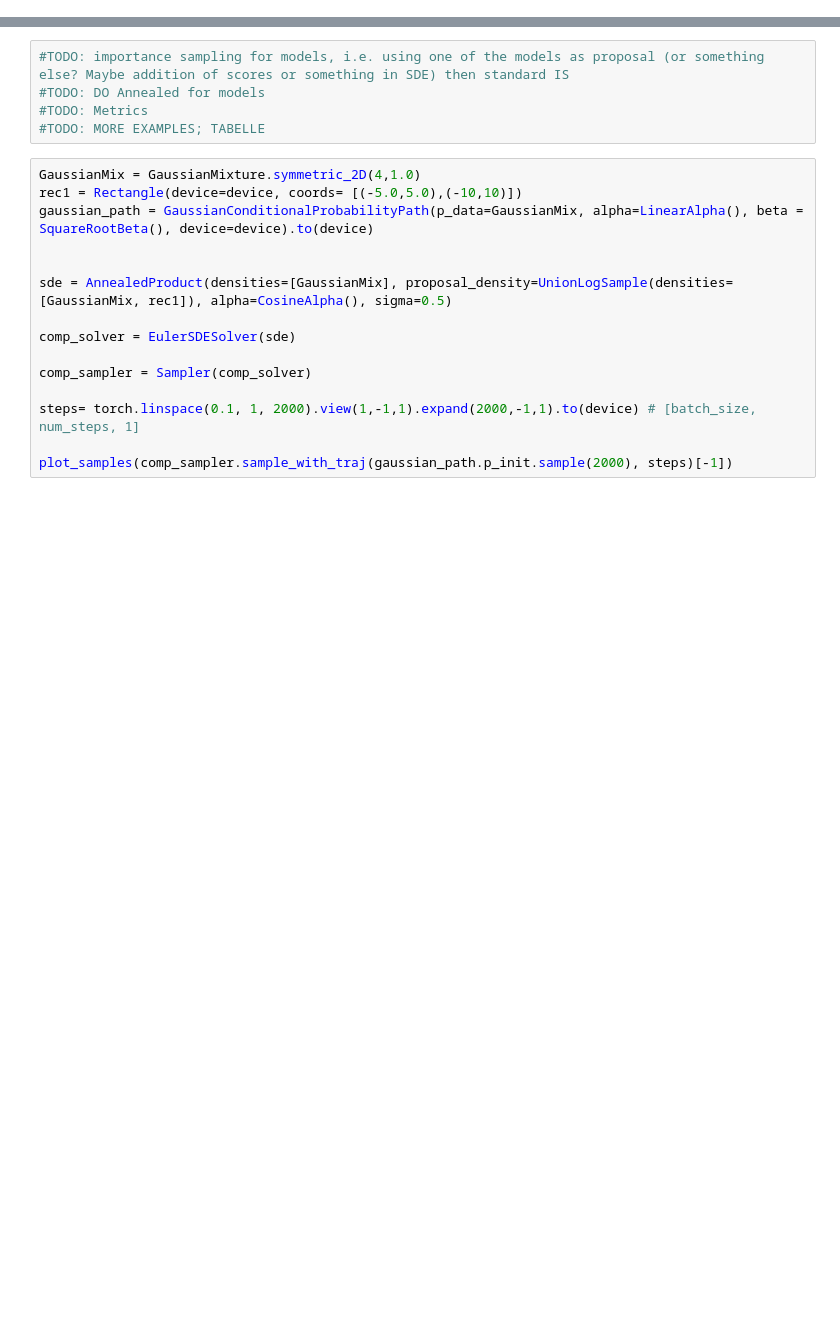
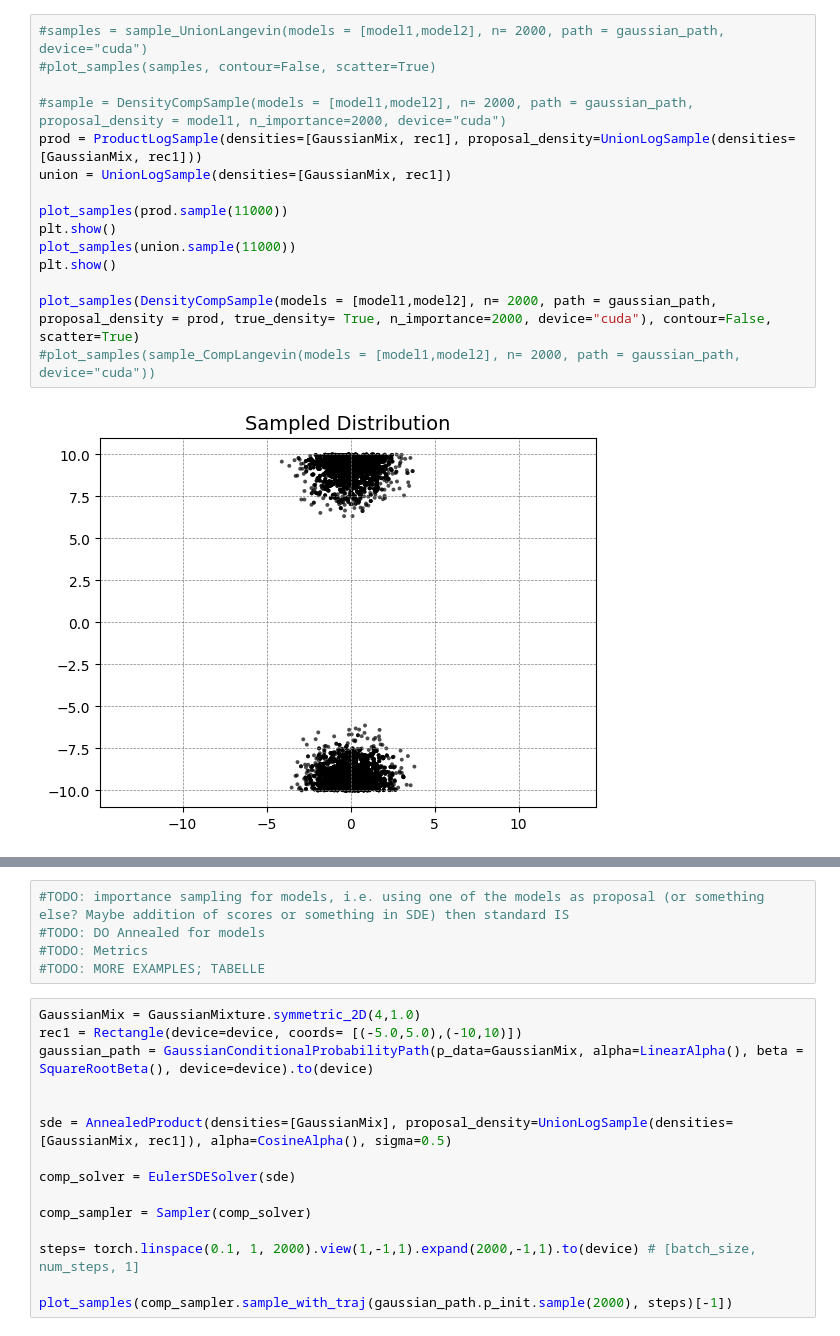
Before and after one commit to Mullerio/Compostional-Generative-Models, a Jupyter notebook: testBasic.ipynb, the cells around one changed output, grey strips where cells are left out. Saved outputs shown, nothing was run; the diff lists cells and outputs as text; blank space fills up the shorter version.

```diff
--- a/testBasic.ipynb
+++ b/testBasic.ipynb
@@ -76,0 +83,17 @@ plt.show()
+# %%
+#samples = sample_UnionLangevin(models = [model1,model2], n= 2000, path = gaussian_path, device="cuda")
+#plot_samples(samples, contour=False, scatter=True)
+
+#sample = DensityCompSample(models = [model1,model2], n= 2000, path = gaussian_path, proposal_density = model1, n_importance=2000, device="cuda")
+prod = ProductLogSample(densities=[GaussianMix, rec1], proposal_density=UnionLogSample(densities=[GaussianMix, rec1]))
+union = UnionLogSample(densities=[GaussianMix, rec1])
+
+plot_samples(prod.sample(11000))
+plt.show()
+plot_samples(union.sample(11000))
+plt.show()
+
+plot_samples(DensityCompSample(models = [model1,model2], n= 2000, path = gaussian_path, proposal_density = prod, true_density= True, n_importance=2000, device="cuda"), contour=False, scatter=True)
+#plot_samples(sample_CompLangevin(models = [model1,model2], n= 2000, path = gaussian_path, device="cuda"))
+# %% [output]
+[figure, added]
```
Also changed, not shown: parts of 10 cells of this notebook, 5 other files.
